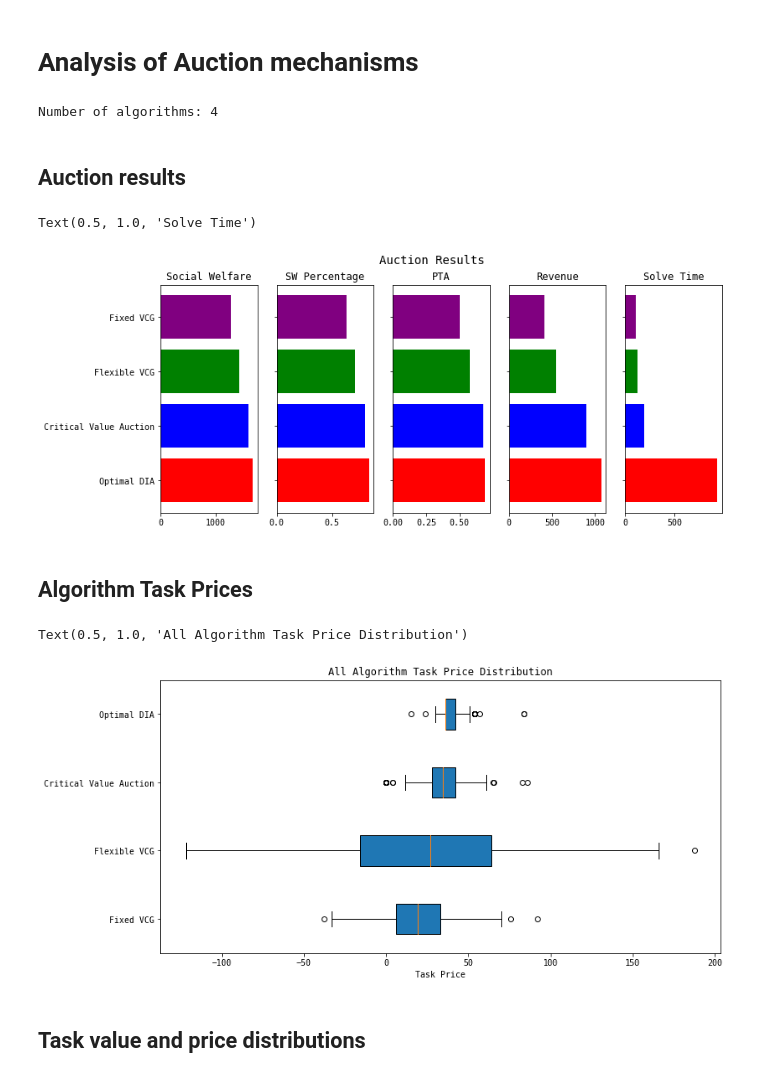
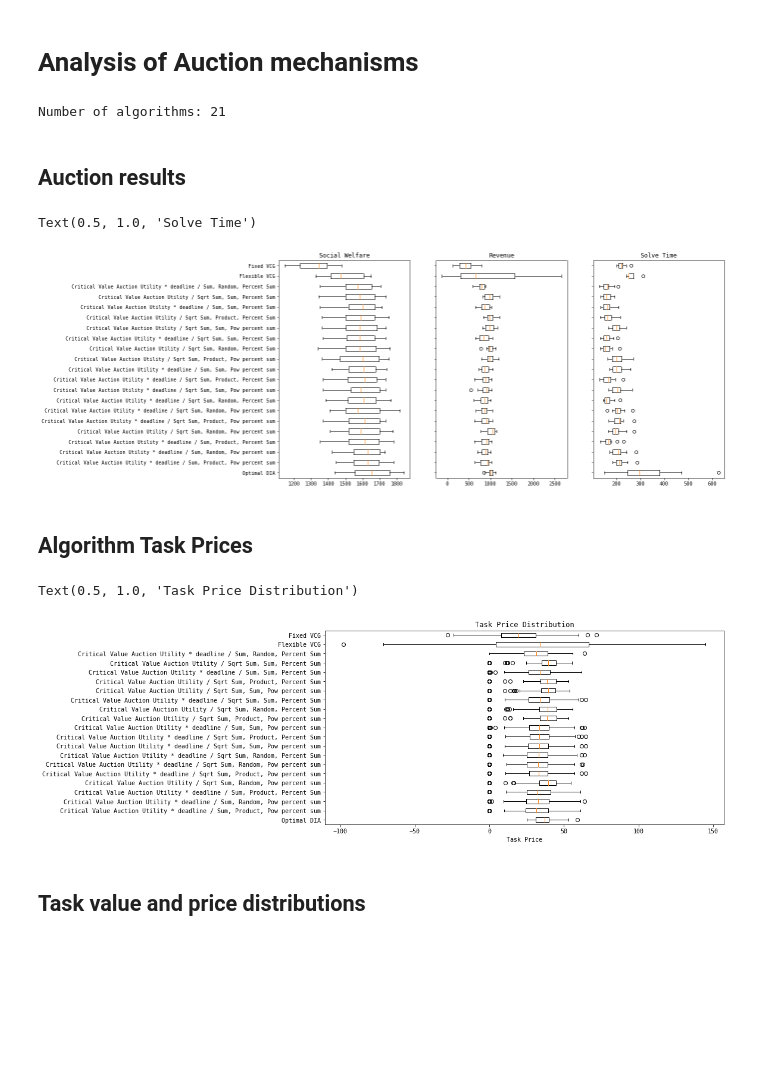
Before and after one commit to pseudo-rnd-thoughts/Elastic-Resource-Allocation, a Jupyter notebook: analysis/auctions.ipynb, the cells around one changed output. Drawn from its saved outputs; the diff is of its cells as text; code cells hidden in the pictures; blank space fills up the shorter version.

```diff
--- a/analysis/auctions.ipynb
+++ b/analysis/auctions.ipynb
@@ -15,7 +21,7 @@ import seaborn as sns
 matplotlib.rcParams['font.family'] = "monospace"
 %matplotlib inline
 # %%
-results_filename = "../data/auctions_paper_40_8_07-07_22-31-36.json"
+results_filename = "../data/auctions_paper_r_t40_s8_dt07-11_23-52-11.json"
 
 with open(results_filename) as file:
     results_data = json.load(file)
@@ -32,7 +38,7 @@ for model_results in results_data:
 
 print(f'Number of algorithms: {len(auction_results)}')
 # %% [output]
-Number of algorithms: 4
+Number of algorithms: 21
 # %% [markdown]
 ## Auction results
 # %%
@@ -40,13 +46,17 @@ auction_avg_results = []
 for algorithm, results in auction_results.items():
     auction_avg_results.append([
         algorithm,
+        [r['social welfare'] for r in results],
+        [r['social welfare percent'] for r in results],
+        [r['percentage tasks allocated'] for r in results],
+        [r['total revenue'] for r in results],
+        [r['solve time'] for r in results],
+        [task_price for r in results for task_price in r['task prices'].values()],
         np.mean([r['social welfare'] for r in results]),
-        np.mean([r['social welfare percent'] for r in results]),
-        np.mean([r['percentage tasks allocated'] for r in results]),
-        np.mean([r['total revenue'] for r in results]),
-        np.mean([r['solve time'] for r in results])
+        np.mean([r['total revenue'] for r in results])
     ])
 
-auction_df = pd.DataFrame(auction_avg_results, columns=['name', 'social welfare', 'social welfare percent',
-                                                        'percentage tasks allocated', 'total revenue', 'solve time'])
-auction_df = auction_df.sort_values(by='social welfare', ascending=False)
+auction_df = pd.DataFrame(auction_avg_results, columns=[
+    'name', 'social welfare', 'social welfare percent', 'percentage tasks allocated', 'revenue',
+    'solve time', 'task prices', 'avg social welfare', 'avg revenue'])
+auction_df = auction_df.sort_values(by='avg social welfare', ascending=False)
@@ -53,28 +66,18 @@ auction_df = auction_df.sort_values(by='social welfare', ascending=False)
 # %%
-system_fig, (ax_sw, ax_swp, ax_pta, ax_rev, ax_st) = plt.subplots(1, 5, figsize=(12,5))
-system_fig.suptitle('Auction Results', fontsize=14)
-colour = ['red', 'blue', 'green', 'purple']
-
-ax_sw.barh(auction_df['name'], auction_df['social welfare'], color=colour)
+system_fig, (ax_sw, ax_rev, ax_st) = plt.subplots(1, 3, figsize=(16,8))
+ax_sw.boxplot(auction_df['social welfare'], vert=False)
+ax_sw.set_yticklabels(auction_df['name'])
 ax_sw.set_title('Social Welfare')
 
-ax_swp.barh(auction_df['name'], auction_df['social welfare percent'], color=colour)
-plt.setp(ax_swp.get_yticklabels(), visible=False)
-ax_swp.set_title('SW Percentage')
-
-ax_pta.barh(auction_df['name'], auction_df['percentage tasks allocated'], color=colour)
-plt.setp(ax_pta.get_yticklabels(), visible=False)
-ax_pta.set_title('PTA')
-
-ax_rev.barh(auction_df['name'], auction_df['total revenue'], color=colour)
+ax_rev.boxplot(auction_df['revenue'], vert=False)
 plt.setp(ax_rev.get_yticklabels(), visible=False)
 ax_rev.set_title('Revenue')
 
-ax_st.barh(auction_df['name'], auction_df['solve time'], color=colour)
+ax_st.boxplot(auction_df['solve time'], vert=False)
 plt.setp(ax_st.get_yticklabels(), visible=False)
 ax_st.set_title('Solve Time')
 # %% [output]
 Text(0.5, 1.0, 'Solve Time')
-[figure, old version]
+[figure, new version]
 # %% [markdown]
 ## Algorithm Task Prices
@@ -86,12 +84,12 @@ task_prices = [
 # %%
 task_price_box_fig, ax_box = plt.subplots(figsize=(12, 6))
-ax_box.boxplot(task_prices, vert=False, patch_artist=True)
-ax_box.set_yticklabels(algos)
+ax_box.boxplot(auction_df['task prices'], vert=False)
+ax_box.set_yticklabels(auction_df['name'])
 ax_box.set_xlabel('Task Price')
-ax_box.set_title('All Algorithm Task Price Distribution')
+ax_box.set_title('Task Price Distribution')
 # %% [output]
-Text(0.5, 1.0, 'All Algorithm Task Price Distribution')
+Text(0.5, 1.0, 'Task Price Distribution')
-[figure, old version]
+[figure, new version]
 # %% [markdown]
 ## Task value and price distributions
 # %%
```
Also changed, not shown: parts of 5 cells of this notebook, 4 other files.
